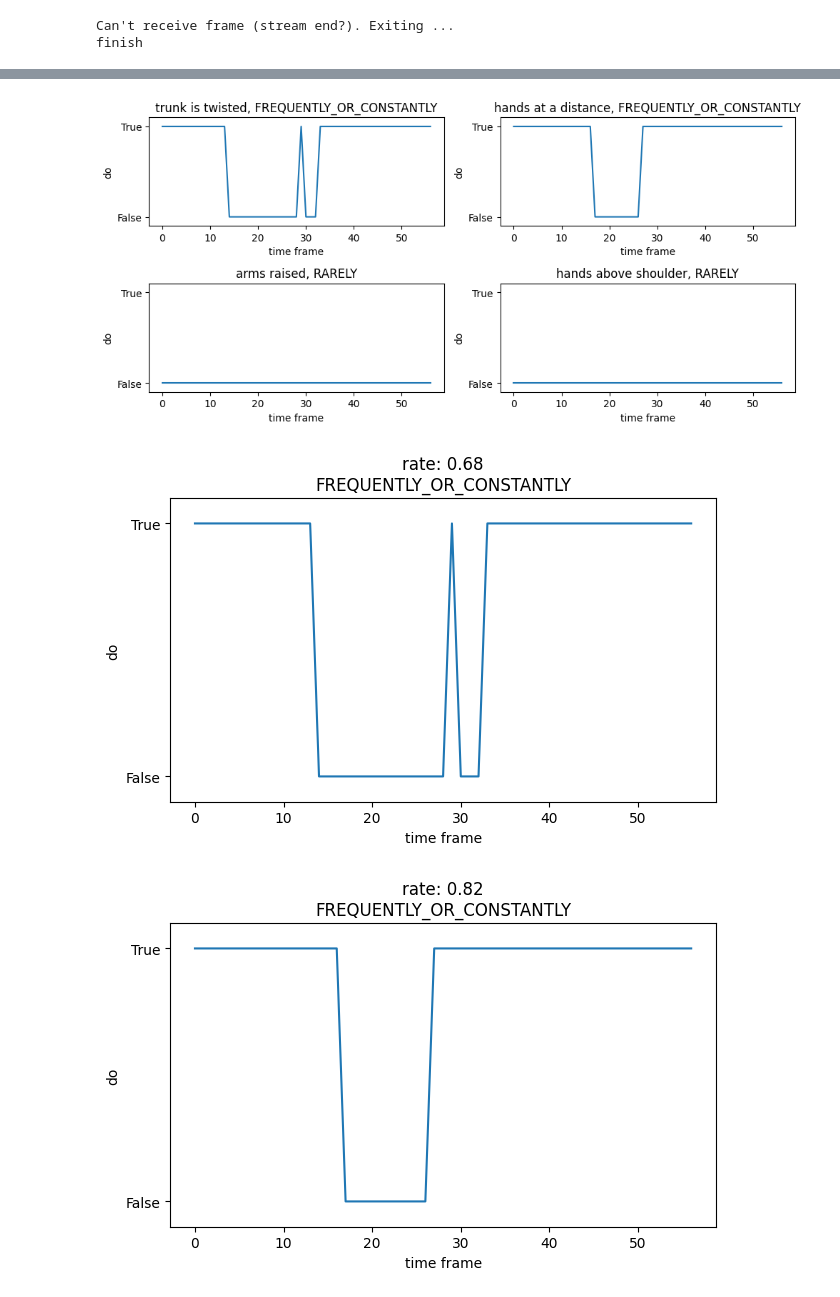
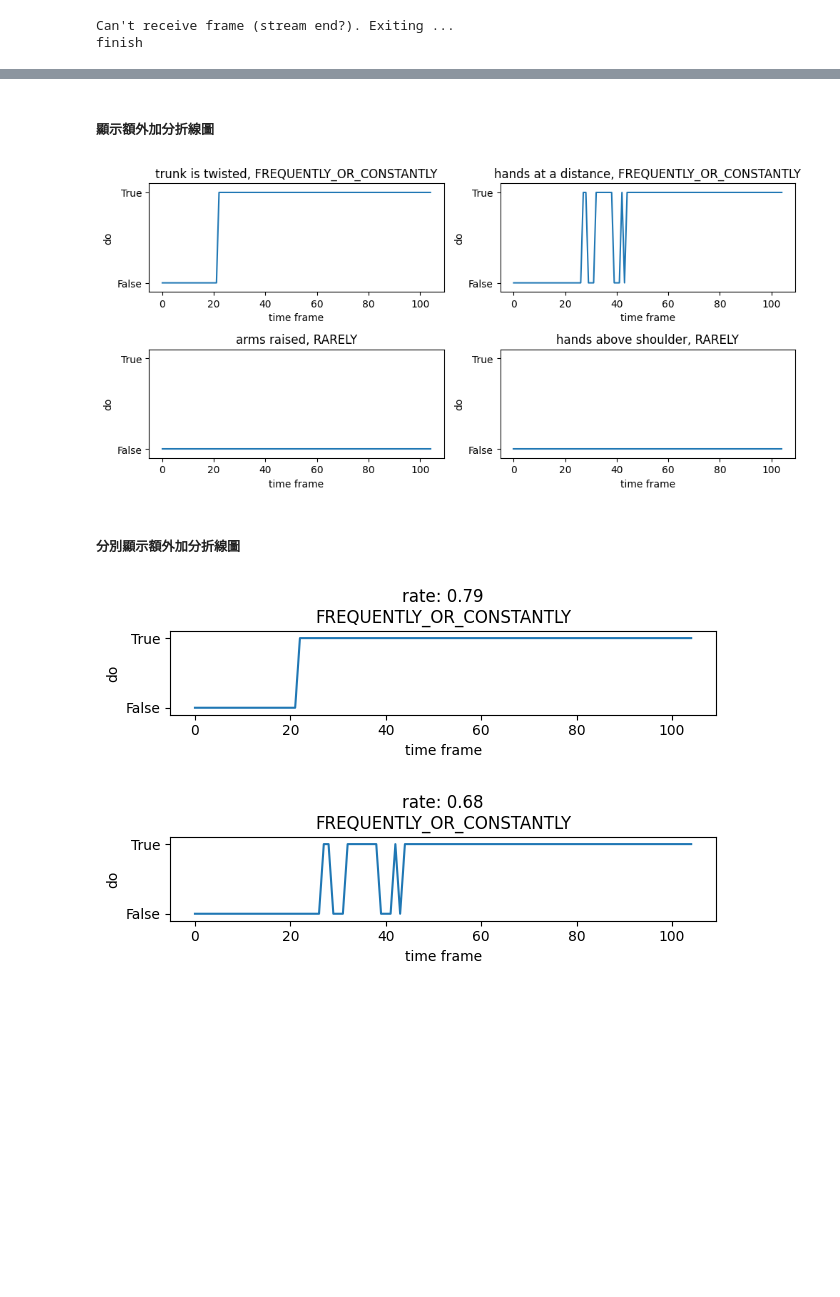
Before and after one commit to trinagle1289/kim-flutter-nodejs, a Jupyter notebook: projects/python/0. lib/ver_0.2/debug_in_video.ipynb, the cells around one changed output, grey strips where cells are left out. Drawn from its saved outputs; the diff is of its cells as text; code cells hidden in the pictures; blank space fills up the shorter version.

```diff
--- a/projects/python/0. lib/ver_0.2/debug_in_video.ipynb
+++ b/projects/python/0. lib/ver_0.2/debug_in_video.ipynb
@@ -1,8 +1,8 @@
 # %% [markdown]
 ##### 常數
 # %%
-NAME = "score_0"
-VIDEO = f"../../../../resources/video/20240717/2/{NAME}.mp4"  # 影片路徑
+NAME = "extra1-2"
+VIDEO = f"../../../../resources/video/20240822/2/{NAME}.mp4"  # 影片路徑
 
 MODEL = "./models/BlazePose/pose_landmarker_full.task"  # 模型路徑
 
@@ -182,11 +182,21 @@ def draw_result_plot(
         # ax.set_yticks([])
         # get_axes_with_staggered_vector(result, False, ax)
 
-        # 軀幹側傾
+        # # 軀幹側傾
+        # set_data_range([-0.55, 0.55], [-0.55, 0.55], [0.55, -0.55], ax=ax)
+        # ax.set_title(
+        #     f"Lateral inclination angle: {analyzer.get_pose_shoulder_hip_staggered_angle(True):.2f}",
+        #     fontsize=20,
+        # )
+        # get_axes_with_staggered_lines(result, True, ax)
+
+        # 測試軀幹扭轉側傾角度
         set_data_range([-0.55, 0.55], [-0.55, 0.55], [0.55, -0.55], ax=ax)
         ax.set_title(
-            f"Lateral inclination angle: {analyzer.get_pose_shoulder_hip_staggered_angle(True):.2f}",
-            fontsize=20,
+            f"""Angle(3d): {analyzer.get_pose_shoulder_hip_staggered_angle(True):.2f}
+Angle(xz): {analyzer.get_pose_shoulder_hip_staggered_angle_xz():.2f}
+Angle(xy): {analyzer.get_pose_shoulder_hip_staggered_angle_xy():.2f}
+Angle(yz): {analyzer.get_pose_shoulder_hip_staggered_angle_yz():.2f}"""
         )
         get_axes_with_staggered_lines(result, True, ax)
 
@@ -428,3 +446,5 @@ fig.show()
+# %% [markdown]
+##### 顯示額外加分折線圖
 # %%
 fig = plt.figure(figsize=(10, 4.8))
 
@@ -458,17 +478,22 @@ fig.tight_layout()
 fig.savefig(f"{str(plot_out_path)}_extra.png")
 fig.show()
 # %% [output]
-[figure, old version]
+[figure, new version]
+# %% [markdown]
+##### 分別顯示額外加分折線圖
 # %%
 title = ""
 bool_lst = []
+fig_size = (6.4, 2)
 
 # extra 1
 bool_lst = lhc_analyzer.get_trunk_is_twisted_list(is_3d)
 rate = bool_lst.count(True) / len(bool_lst)
-title = f"rate: {rate:.2f}\n{lhc_analyzer.get_frequency_of_trunk_is_twisted(is_3d).name}"
+title = (
+    f"rate: {rate:.2f}\n{lhc_analyzer.get_frequency_of_trunk_is_twisted(is_3d).name}"
+)
 
-fig = plt.figure(figsize=(6.4, 4.2))
+fig = plt.figure(figsize=fig_size)
 ax = fig.add_subplot()
 ax.set_title(title)
 draw_bool_list_line_chart(bool_lst, "result", ax)
@@ -479,41 +504,43 @@ fig.show()
 # extra 2
 bool_lst = lhc_analyzer.get_hands_at_a_distance_list(is_3d)
 rate = bool_lst.count(True) / len(bool_lst)
-title = f"rate: {rate:.2f}\n{lhc_analyzer.get_frequency_of_hands_at_a_distance(is_3d).name}"
+title = (
+    f"rate: {rate:.2f}\n{lhc_analyzer.get_frequency_of_hands_at_a_distance(is_3d).name}"
+)
 
-fig = plt.figure(figsize=(6.4, 4.2))
+fig = plt.figure(figsize=fig_size)
 ax = fig.add_subplot()
 ax.set_title(title)
 draw_bool_list_line_chart(bool_lst, "result", ax)
 fig.tight_layout()
 fig.savefig(f"{str(plot_out_path)}_extra2.png")
 fig.show()
 
 # extra 3
 bool_lst = lhc_analyzer.get_arms_raised_list(is_3d)
 rate = bool_lst.count(True) / len(bool_lst)
 title = f"rate: {rate:.2f}\n{lhc_analyzer.get_frequency_of_arms_raised(is_3d).name}"
 
-fig = plt.figure(figsize=(6.4, 4.2))
-ax = fig.add_subplot()
+fig = plt.figure(figsize=fig_size)
+ax = fig.add_subplot()##### (測試)顯示額外加分折線圖
 ax.set_title(title)
 draw_bool_list_line_chart(bool_lst, "result", ax)
 fig.tight_layout()
 fig.savefig(f"{str(plot_out_path)}_extra3.png")
 fig.show()
 
 # extra 4
 bool_lst = lhc_analyzer.get_hands_above_shoulder_list(is_3d)
 rate = bool_lst.count(True) / len(bool_lst)
 title = f"rate: {rate:.2f}\n{lhc_analyzer.get_frequency_of_hands_above_shoulder(is_3d).name}"
 
-fig = plt.figure(figsize=(6.4, 4.2))
+fig = plt.figure(figsize=fig_size)
 ax = fig.add_subplot()
 ax.set_title(title)
 draw_bool_list_line_chart(bool_lst, "result", ax)
 fig.tight_layout()
 fig.savefig(f"{str(plot_out_path)}_extra4.png")
 fig.show()
 # %% [output]
-[figure, old version]
+[figure, new version]
-[figure, old version]
+[figure, new version]
```
Also changed, not shown: parts of 10 cells of this notebook, 2 other files.
